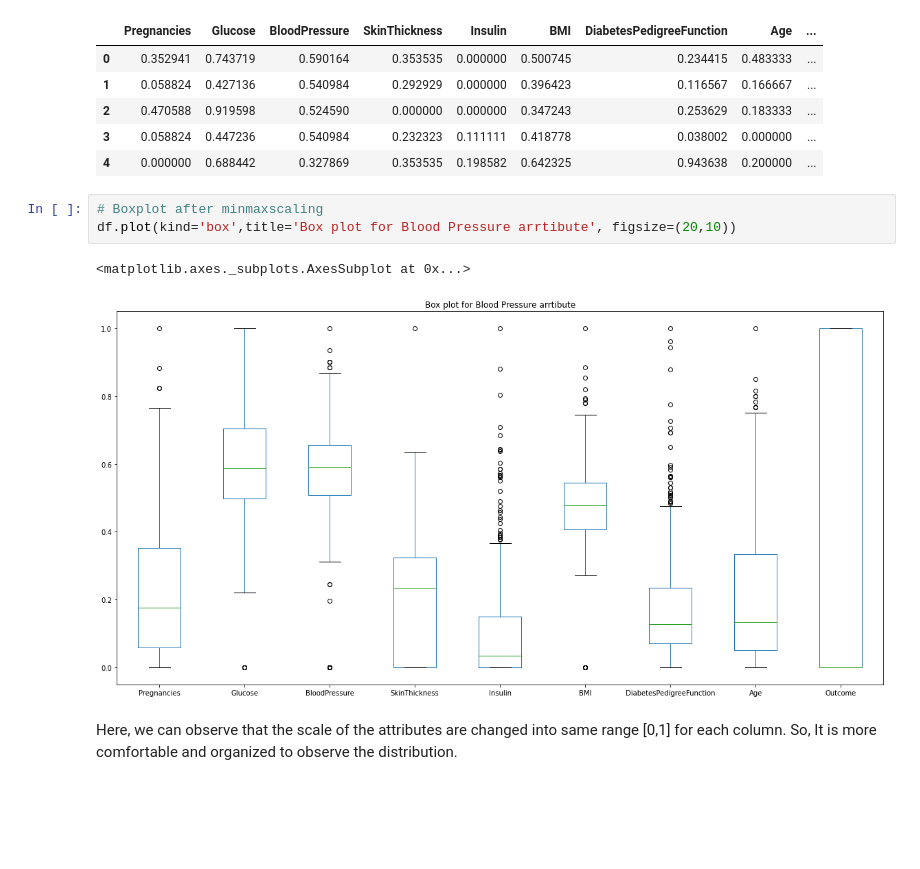
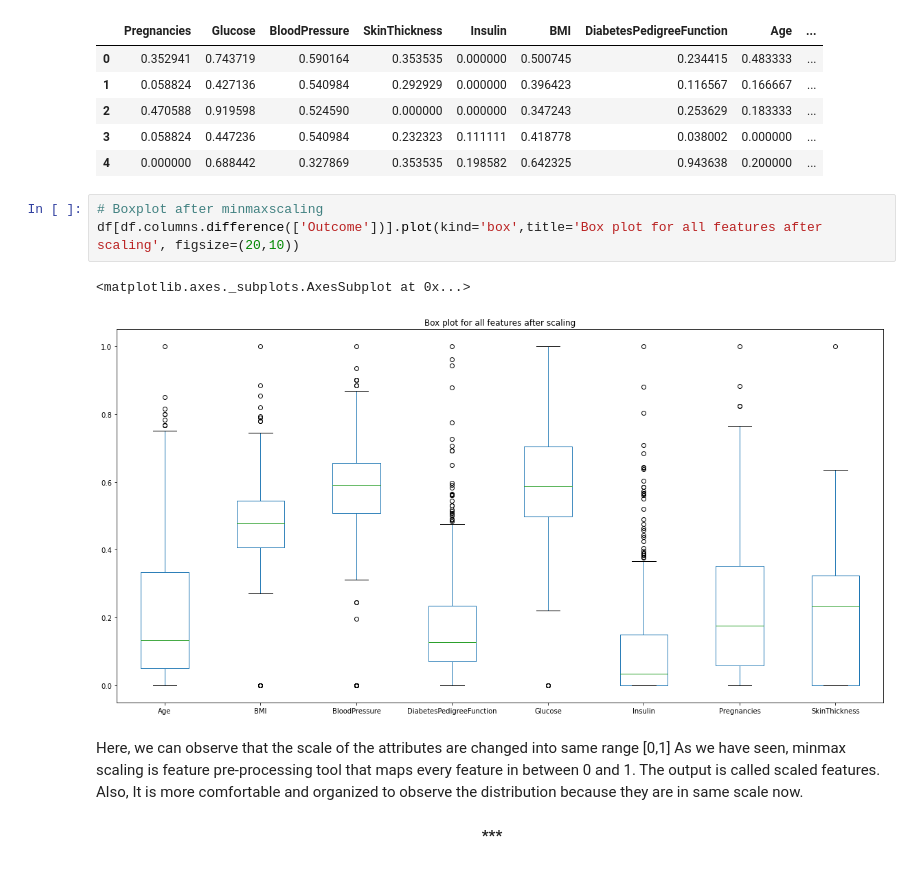
Before and after one commit to suresh-pokharel/Diabetes-data-visualization, a Jupyter notebook: Main_x254w356.ipynb, the cells around one changed output. Cells and saved outputs as stored; diff of their text form; blank space fills up the shorter version.

Commit message:
Removed boxplot for outcome

```diff
--- a/Main_x254w356.ipynb
+++ b/Main_x254w356.ipynb
@@ -229,9 +246,11 @@ df.head()
 | 4 | 0.000000 | 0.688442 | 0.327869 | 0.353535 | 0.198582 | 0.642325 | 0.943638 | 0.200000 | ... |
 # %%
 # Boxplot after minmaxscaling
-df.plot(kind='box',title='Box plot for Blood Pressure arrtibute', figsize=(20,10))
+df[df.columns.difference(['Outcome'])].plot(kind='box',title='Box plot for all features after scaling', figsize=(20,10))
 # %% [output]
 <matplotlib.axes._subplots.AxesSubplot at 0x...>
-[figure, old version]
+[figure, new version]
 # %% [markdown]
-Here, we can observe that the scale of the attributes are changed into same range [0,1] for each column. So, It is more comfortable and organized to observe the distribution.
+Here, we can observe that the scale of the attributes are changed into same range [0,1] As we have seen, minmax scaling is feature pre-processing tool that maps every feature in between 0 and 1. The output is called scaled features. Also, It is more comfortable and organized to observe the distribution because they are in same scale now.
+# %% [markdown]
+<center><b>***</b></center>
```
Also changed, not shown: parts of 11 cells of this notebook.
